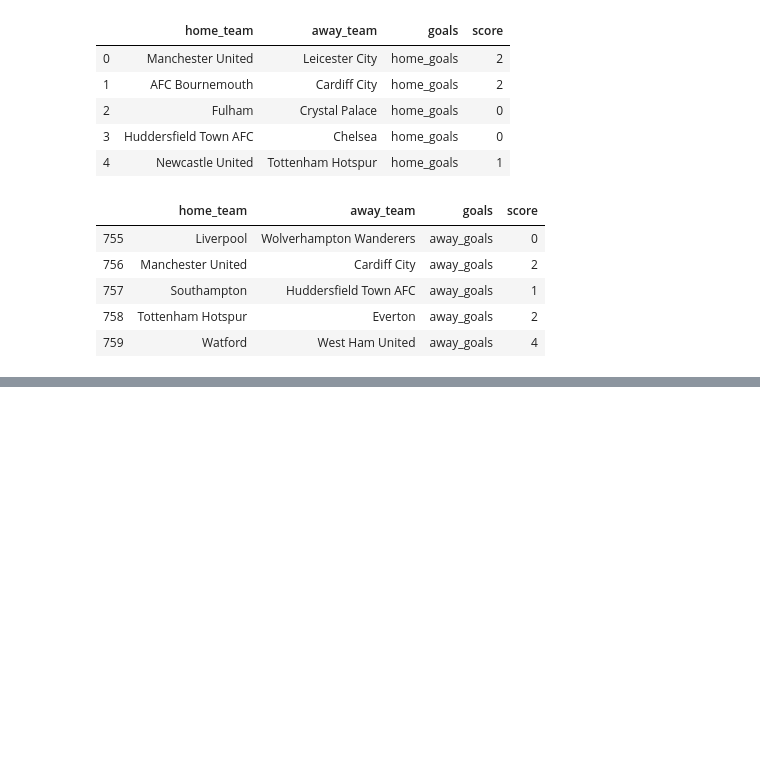
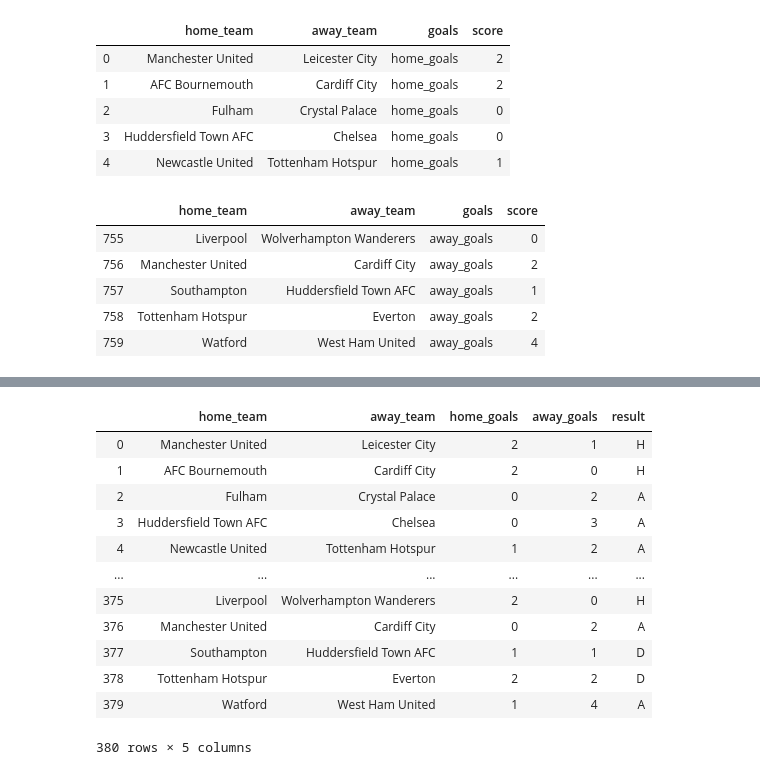
Before and after one commit to galaxy1014/ML_module_summary, a Jupyter notebook: Pandas/Chapter5_Reconstruction/Chapter5.ipynb, the cells around one changed output, grey strips where cells are left out. Drawn from its saved outputs; the diff is of its cells as text; code cells hidden in the pictures; blank space fills up the shorter version.

Commit message:
add : add Chapter5.ipynb .assign method
add Chapter5.ipynb .assign method part code

```diff
--- a/Pandas/Chapter5_Reconstruction/Chapter5.ipynb
+++ b/Pandas/Chapter5_Reconstruction/Chapter5.ipynb
@@ -901,0 +934,3 @@ df_pl3.tail()
+# %%
+premier = pd.read_csv('../Pandas/premier_18-19.csv')
+premier.head()
@@ -901,0 +944,4 @@ df_pl3.tail()
+# %%
+pl = pd.concat([premier.filter(like='_team'),
+               premier.filter(like='_goals')],
+              axis=1)
@@ -901,0 +964,16 @@ df_pl3.tail()
+# %%
+pl.assign(result=premier['result'])
+# %% [output]
+|  | home_team | away_team | home_goals | away_goals | result |
+| 0 | Manchester United | Leicester City | 2 | 1 | H |
+| 1 | AFC Bournemouth | Cardiff City | 2 | 0 | H |
+| 2 | Fulham | Crystal Palace | 0 | 2 | A |
+| 3 | Huddersfield Town AFC | Chelsea | 0 | 3 | A |
+| 4 | Newcastle United | Tottenham Hotspur | 1 | 2 | A |
+| ... | ... | ... | ... | ... | ... |
+| 375 | Liverpool | Wolverhampton Wanderers | 2 | 0 | H |
+| 376 | Manchester United | Cardiff City | 0 | 2 | A |
+| 377 | Southampton | Huddersfield Town AFC | 1 | 1 | D |
+| 378 | Tottenham Hotspur | Everton | 2 | 2 | D |
+| 379 | Watford | West Ham United | 1 | 4 | A |
+380 rows × 5 columns
```
Also changed, not shown: parts of 6 cells of this notebook.
